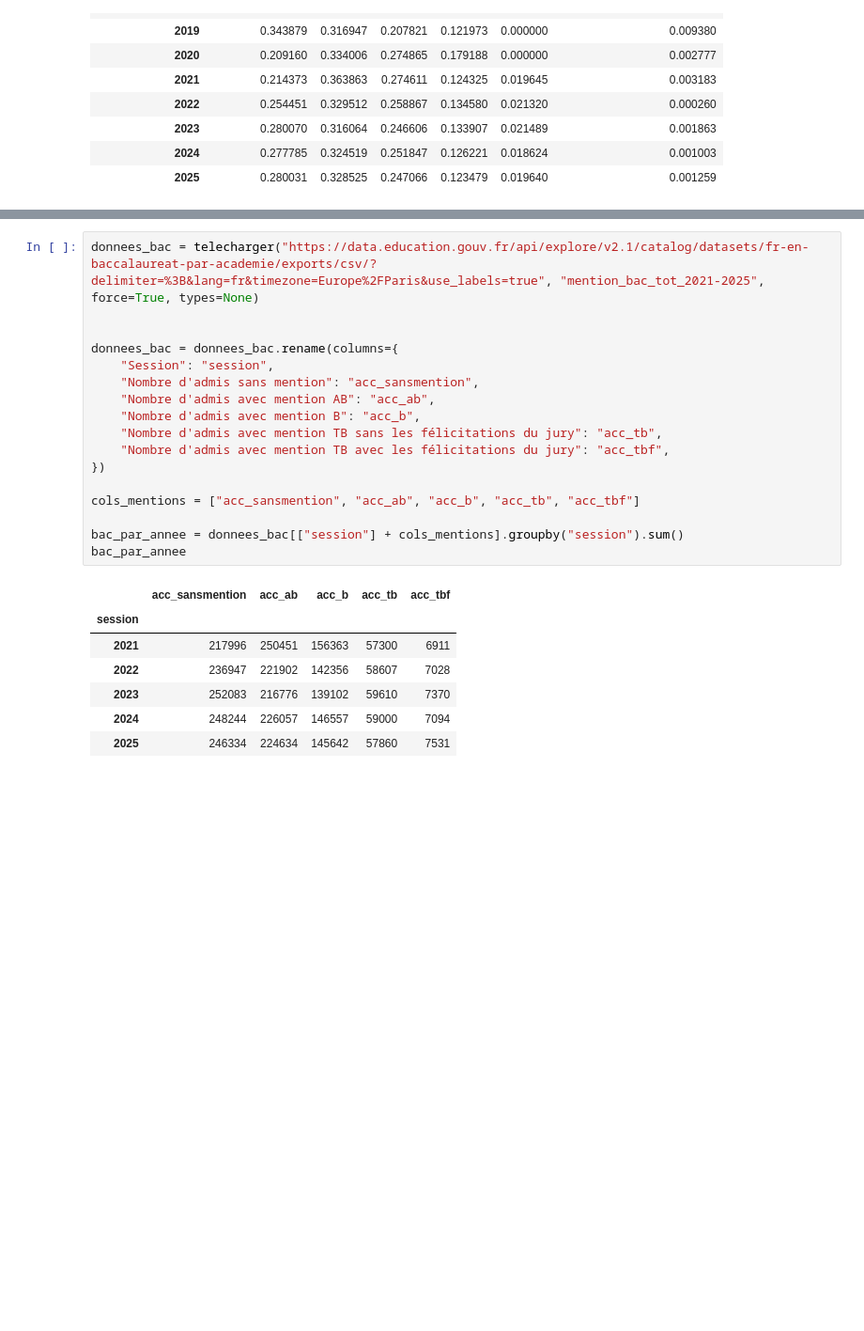
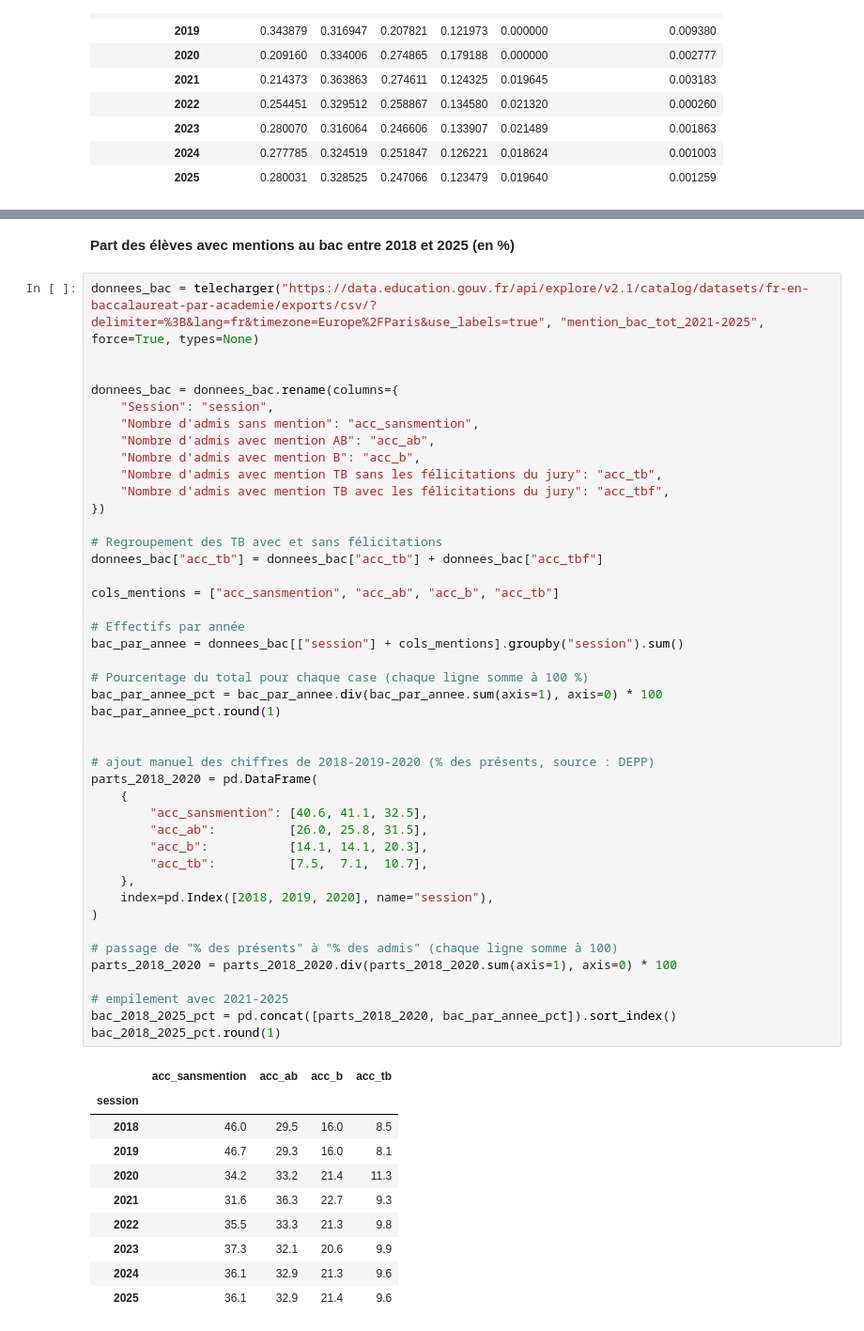
Before and after one commit to Light-star01/python_datascience, a Jupyter notebook: notebooks/rapport.ipynb, the cells around one changed output, grey strips where cells are left out. Shown at 94% size. Drawn from its saved outputs; the diff is of its cells as text; blank space fills up the shorter version.

Commit message:
étude mentions

```diff
--- a/notebooks/rapport.ipynb
+++ b/notebooks/rapport.ipynb
@@ -342,25 +345,56 @@ Et nous prenons manuellement les pourcentages de chaque mentions pour 2018 à 20
+# %% [markdown]
+**Part des élèves avec mentions au bac entre 2018 et 2025 (en %)**
 # %%
 donnees_bac = telecharger("https://data.education.gouv.fr/api/explore/v2.1/catalog/datasets/fr-en-baccalaureat-par-academie/exports/csv/?delimiter=%3B&lang=fr&timezone=Europe%2FParis&use_labels=true", "mention_bac_tot_2021-2025", force=True, types=None)
 
 
 donnees_bac = donnees_bac.rename(columns={
     "Session": "session",
     "Nombre d'admis sans mention": "acc_sansmention",
     "Nombre d'admis avec mention AB": "acc_ab",
     "Nombre d'admis avec mention B": "acc_b",
     "Nombre d'admis avec mention TB sans les félicitations du jury": "acc_tb",
     "Nombre d'admis avec mention TB avec les félicitations du jury": "acc_tbf",
 })
 
-cols_mentions = ["acc_sansmention", "acc_ab", "acc_b", "acc_tb", "acc_tbf"]
+# Regroupement des TB avec et sans félicitations
+donnees_bac["acc_tb"] = donnees_bac["acc_tb"] + donnees_bac["acc_tbf"]
 
+cols_mentions = ["acc_sansmention", "acc_ab", "acc_b", "acc_tb"]
+
+# Effectifs par année
 bac_par_annee = donnees_bac[["session"] + cols_mentions].groupby("session").sum()
-bac_par_annee
+
+# Pourcentage du total pour chaque case (chaque ligne somme à 100 %)
+bac_par_annee_pct = bac_par_annee.div(bac_par_annee.sum(axis=1), axis=0) * 100
+bac_par_annee_pct.round(1)
+
+
+# ajout manuel des chiffres de 2018-2019-2020 (% des présents, source : DEPP)
+parts_2018_2020 = pd.DataFrame(
+    {
+        "acc_sansmention": [40.6, 41.1, 32.5],
+        "acc_ab":          [26.0, 25.8, 31.5],
+        "acc_b":           [14.1, 14.1, 20.3],
+        "acc_tb":          [7.5,  7.1,  10.7],
+    },
+    index=pd.Index([2018, 2019, 2020], name="session"),
+)
+
+# passage de "% des présents" à "% des admis" (chaque ligne somme à 100)
+parts_2018_2020 = parts_2018_2020.div(parts_2018_2020.sum(axis=1), axis=0) * 100
+
+# empilement avec 2021-2025
+bac_2018_2025_pct = pd.concat([parts_2018_2020, bac_par_annee_pct]).sort_index()
+bac_2018_2025_pct.round(1)
 # %% [output]
-|  | acc_sansmention | acc_ab | acc_b | acc_tb | acc_tbf |
-| session |  |  |  |  |  |
-| 2021 | 217996 | 250451 | 156363 | 57300 | 6911 |
-| 2022 | 236947 | 221902 | 142356 | 58607 | 7028 |
-| 2023 | 252083 | 216776 | 139102 | 59610 | 7370 |
-| 2024 | 248244 | 226057 | 146557 | 59000 | 7094 |
-| 2025 | 246334 | 224634 | 145642 | 57860 | 7531 |
+|  | acc_sansmention | acc_ab | acc_b | acc_tb |
+| session |  |  |  |  |
+| 2018 | 46.0 | 29.5 | 16.0 | 8.5 |
+| 2019 | 46.7 | 29.3 | 16.0 | 8.1 |
+| 2020 | 34.2 | 33.2 | 21.4 | 11.3 |
+| 2021 | 31.6 | 36.3 | 22.7 | 9.3 |
+| 2022 | 35.5 | 33.3 | 21.3 | 9.8 |
+| 2023 | 37.3 | 32.1 | 20.6 | 9.9 |
+| 2024 | 36.1 | 32.9 | 21.3 | 9.6 |
+| 2025 | 36.1 | 32.9 | 21.4 | 9.6 |
```
Also changed, not shown: parts of 7 cells of this notebook, 2 other files.
